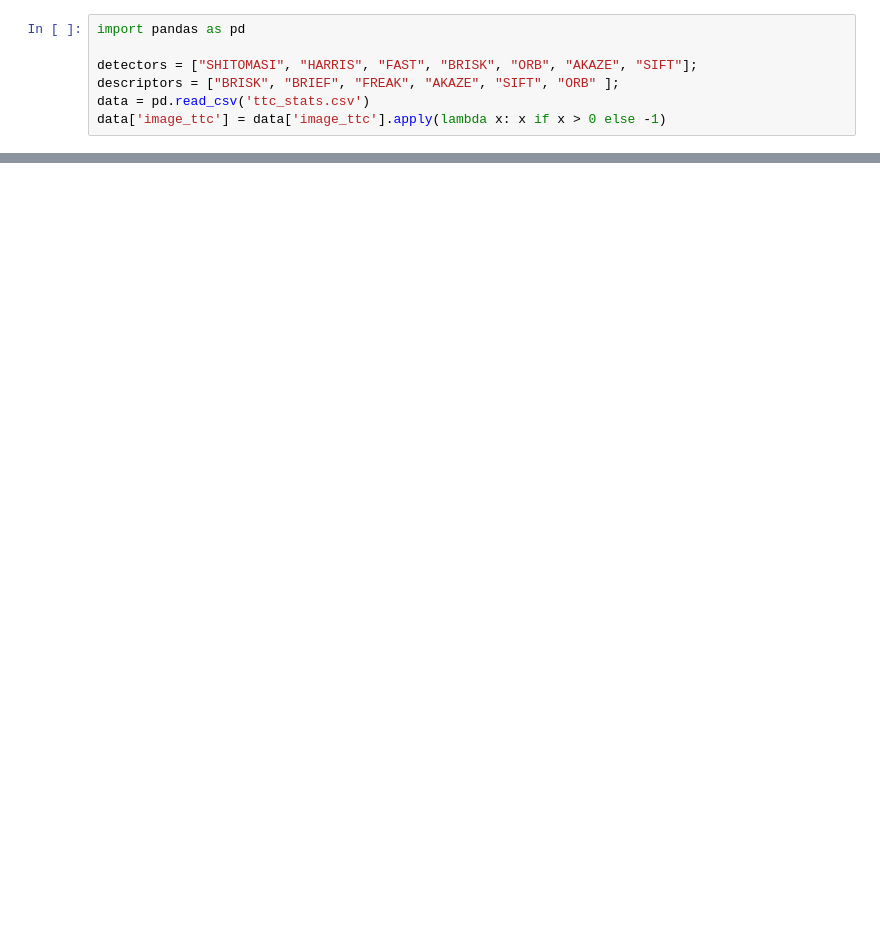
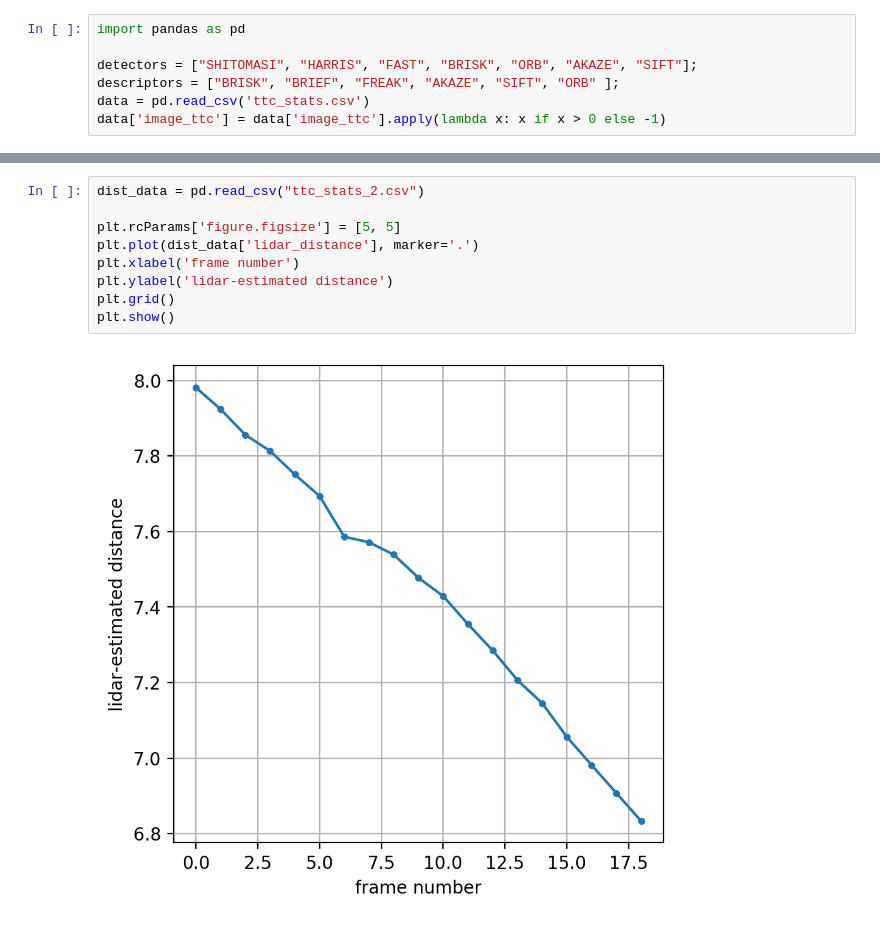
Before and after one commit to ZmeiGorynych/SFND_3D_Object_Tracking, a Jupyter notebook: Performance_visualization.ipynb, the cells around one changed output, grey strips where cells are left out. Cells and saved outputs as stored; diff of their text form; blank space fills up the shorter version.

```diff
--- a/Performance_visualization.ipynb
+++ b/Performance_visualization.ipynb
@@ -28,0 +29,11 @@ plt.show()
+# %%
+dist_data = pd.read_csv("ttc_stats_2.csv")
+
+plt.rcParams['figure.figsize'] = [5, 5]
+plt.plot(dist_data['lidar_distance'], marker='.')
+plt.xlabel('frame number')
+plt.ylabel('lidar-estimated distance')
+plt.grid()
+plt.show()
+# %% [output]
+[figure, added]
```
Also changed, not shown: parts of 1 cell of this notebook, 3 other files.
